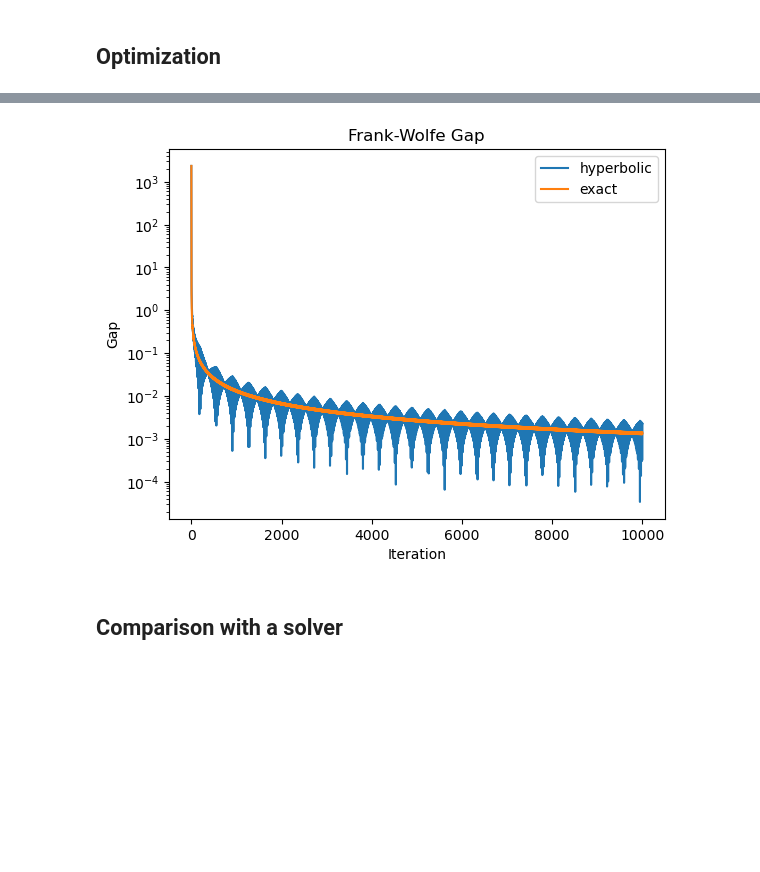
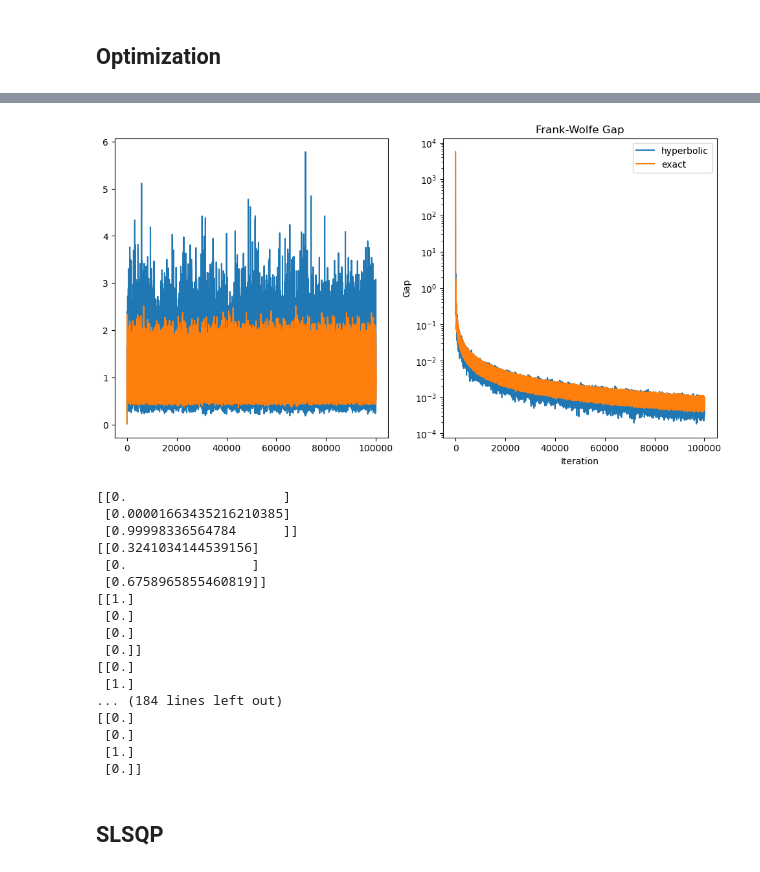
Before and after one commit to SalvatoreMastrangelo/frank-wolfe-constrained-optimization, a Jupyter notebook: frank_wolfe.ipynb, the cells around one changed output, grey strips where cells are left out. Cells and saved outputs as stored; diff of their text form; code cells hidden in the pictures; blank space fills up the shorter version.

```diff
--- a/frank_wolfe.ipynb
+++ b/frank_wolfe.ipynb
@@ -68,20 +73,20 @@ def frank_wolfe(Q, q, x0, partitions, max_iter=100, eps=1e-6, interactive=False,
 ## generate Q matrix
 # %%
 # Generate a random square matrix
-n = 100  # Size of the matrix
+n = 200  # Size of the matrix
 matrix = np.random.rand(n, n)
 # matrix = matrix * np.random.randint(1, 10)
 
-Q = (matrix.T @ matrix + 3 * np.eye(n)).astype(np.float64)  # Ensure positive definiteness
+Q = (matrix.T @ matrix + 4*np.eye(n) ).astype(np.float64)  # Ensure positive definiteness
 q = np.random.rand(n, 1).astype(np.float64)
 
 eigenvalues = np.linalg.eigvals(Q)
 eigenvalues = sorted(eigenvalues, reverse=True)
 
 sp.init_printing(use_latex=True)
-dispQ = sp.Matrix(Q)
-dispq = sp.Matrix(q)
-dispeig = sp.Matrix(eigenvalues)
+# dispQ = sp.Matrix(Q)
+# dispq = sp.Matrix(q)
+# dispeig = sp.Matrix(eigenvalues)
 # print("Q:")
 # display(dispQ)
 # print()
@@ -123,7 +137,8 @@ dispeig = sp.Matrix(eigenvalues)
 # %% [markdown]
 ## Generate constraints
 # %%
-n_partitions = np.random.randint(1, n//2)
+# n_partitions = np.random.randint(1, n//2)
+n_partitions = n // 4
 partitions = [[] for i in range(n_partitions)]
 index = np.random.permutation(n)
 for i in range(2*n_partitions):
@@ -172,11 +187,12 @@ x0:
 # %%
 gaps = []
 
+plt.figure(figsize=(12, 6))
 for step_type in ("hyperbolic", "exact"):
     gaps = []
     print(f"Step type: {step_type}")
     t0 = time.time()
-    x_star = frank_wolfe(Q, q, x0, partitions, max_iter=10000, eps=1e-8, interactive=False, verbose=False, step_size=step_type)
+    x_star = frank_wolfe(Q, q, x0, partitions, max_iter=100000, eps=1e-8, interactive=False, verbose=False, step_size=step_type)
     t1 = time.time()
     print(f"Elapsed time: {t1 - t0:.2f} seconds")
 
@@ -184,8 +200,18 @@ for step_type in ("hyperbolic", "exact"):
     # dispx_star = sp.Matrix(x_star)
     # display(dispx_star)
 
+    steps = 2
+    # steps = 300
+    ratios = [gaps[i+steps] / gaps[i] for i in range(len(gaps)-steps)]
+
+    print(f"ratio = ", np.mean(ratios))
+
     # plot
+    plt.subplot(1, 2, 1)
+    plt.plot(ratios, label=step_type)
+    plt.subplot(1, 2, 2)
     plt.plot(gaps, label=step_type)
+
     plt.xlabel("Iteration")
     plt.ylabel("Gap")
     plt.title("Frank-Wolfe Gap")
@@ -202 +230 @@ Elapsed time: 1.22 seconds
-[figure, old version]
+[figure, new version]
@@ -203,8 +233,32 @@ Elapsed time: 1.22 seconds
 # %%
 # for part in partitions:
 #     print(sum(x_star[part]))
+# %%
+precision = 50  # Change this value to adjust precision
+np.set_printoptions(precision=precision, suppress=True)
+
+for part in partitions:
+    print(x_star[part])
+# %% [output]
+[[0.                    ]
+ [0.00001663435216210385]
+ [0.99998336564784      ]]
+[[0.3241034144539156]
+ [0.                ]
+ [0.6758965855460819]]
+[[1.]
+ [0.]
+ [0.]
+ [0.]]
+[[0.]
+ [1.]
+... (184 lines left out)
+[[0.]
+ [0.]
+ [1.]
+ [0.]]
 # %% [markdown]
-## Comparison with a solver
+## SLSQP
 # %%
 
 # objective function f(x) = 1/2 x^T Q x + q^T x
```
Also changed, not shown: parts of 10 cells of this notebook.
